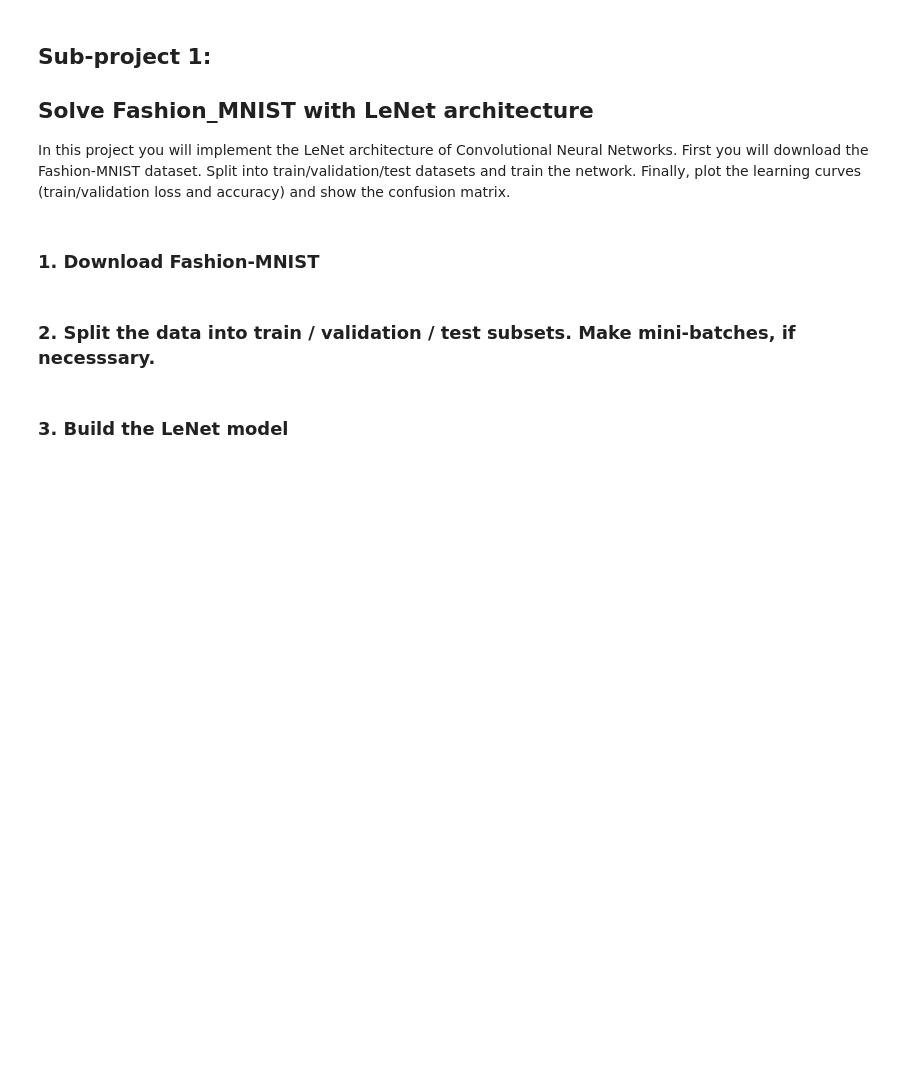
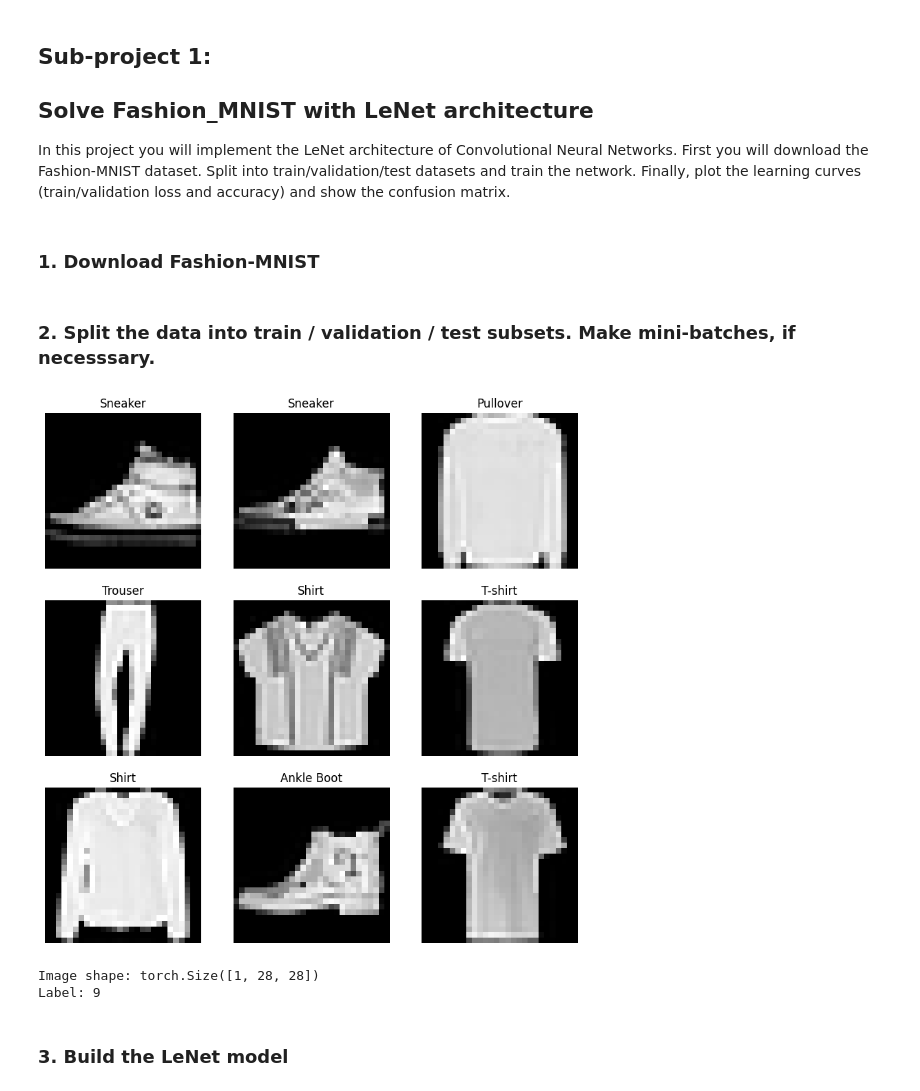
Before and after one commit to harrysinghdk/applied-ai, a Jupyter notebook: exercise 4/Convolutional_networks.ipynb, the cells around one changed output. Cells and saved outputs as stored; diff of their text form; code cells hidden in the pictures; blank space fills up the shorter version.

```diff
--- a/exercise 4/Convolutional_networks.ipynb
+++ b/exercise 4/Convolutional_networks.ipynb
@@ -10,5 +20,51 @@ In this project you will implement the LeNet architecture of Convolutional Neura
 ### 1. Download Fashion-MNIST
 # %% [markdown]
 ### 2. Split the data into train / validation / test subsets. Make mini-batches, if necesssary.
+# %%
+data = datasets.FashionMNIST(
+    root = 'data/fashionmnist',
+    train = True,
+    transform = ToTensor(),
+    download = True,
+)
+test_data = datasets.FashionMNIST(
+    root = 'data/fashionmnist',
+    train = False,
+    transform = ToTensor()
+)
+# %%
+labels_map={
+    0: 'T-shirt',
+    1: 'Trouser',
+    2: 'Pullover',
+    3: 'Dress',
+    4: 'Coat',
+    5: 'Sandal',
+    6: 'Shirt',
+    7: 'Sneaker',
+    8: 'Bag',
+    9: 'Ankle Boot',
+}
+
+figure = plt.figure(figsize = (10,10))
+cols, rows = 3, 3
+
+for i in range (1, cols*rows + 1):
+    sample_idx = torch.randint(len(data), size = (1,)).item()
+    image, label = data[sample_idx]
+    figure.add_subplot(rows, cols, i)
+    plt.title(labels_map[label])
+    plt.axis('off')
+    plt.imshow(image.squeeze(), cmap='gray')
+plt.show()
+# %% [output]
+[figure, added]
+# %%
+image, label = data[0]
+print(f"Image shape: {image.shape}")
+print(f"Label: {label}")
+# %% [output]
+Image shape: torch.Size([1, 28, 28])
+Label: 9
 # %% [markdown]
 ### 3. Build the LeNet model
```
Also changed, not shown: parts of 24 cells of this notebook, 1 other file.
